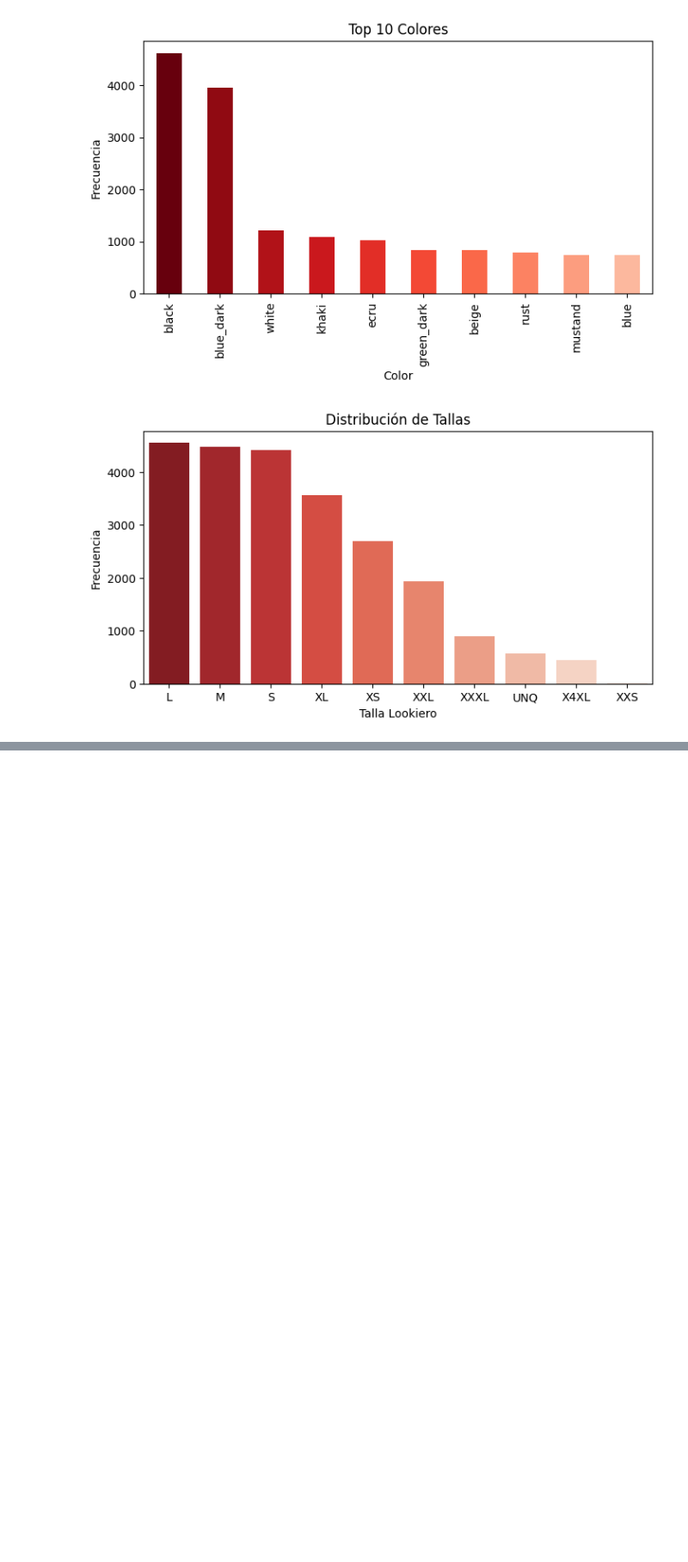
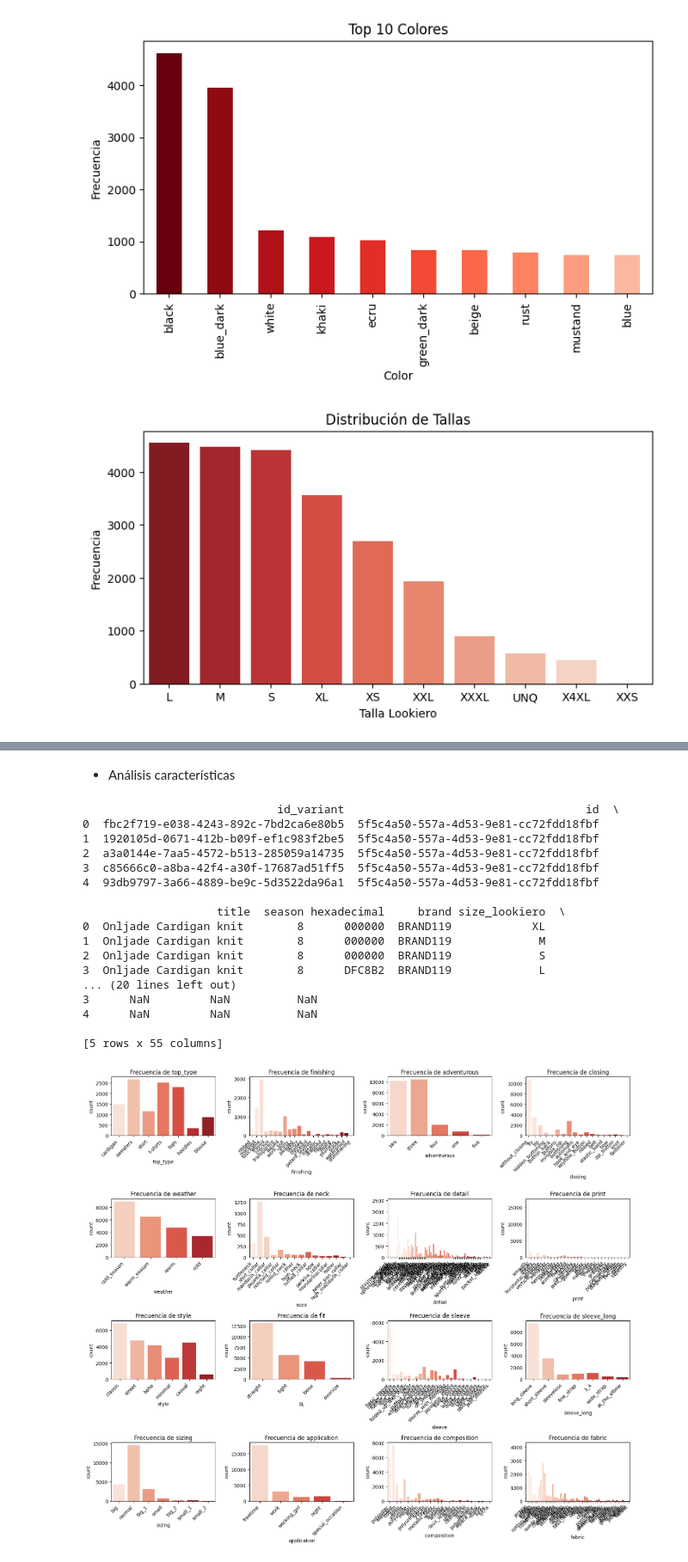
Before and after one commit to xaabizulu/24_25_3_R10_Verde_Oscuro, a Jupyter notebook: 01-Preprocesamiento.ipynb, the cells around one changed output, grey strips where cells are left out. Shown at 86% size. Drawn from its saved outputs; the diff is of its cells as text; code cells hidden in the pictures; blank space fills up the shorter version.

```diff
--- a/01-Preprocesamiento.ipynb
+++ b/01-Preprocesamiento.ipynb
@@ -298,0 +319,76 @@ plt.show()
+# %% [markdown]
+- Análisis características
+# %%
+df_features = pd.json_normalize(df_resultado['caracteristicas'])
+
+df_resultado = pd.concat([df_resultado, df_features], axis=1)
+
+print(df_resultado.head())
+
+# Análisis de características categóricas
+
+categorical_features = ['top_type', 'finishing', 'adventurous', 'closing', 'weather', 'neck',
+                        'detail', 'print', 'style', 'fit', 'sleeve', 'sleeve_long', 'sizing',
+                        'application', 'composition', 'fabric']
+
+plt.figure(figsize=(16, 14))
+for i, feature in enumerate(categorical_features, 1):
+    plt.subplot(4, 4, i)  # Crear subgráficos (4 filas, 4 columnas)
+    sns.countplot(data=df_resultado, x=feature, palette='Reds')
+    plt.title(f'Frecuencia de {feature}', fontsize=12)
+    plt.xticks(rotation=45, ha='right')
+
+plt.tight_layout()
+plt.show()
+
+#  Análisis de características numéricas
+
+numeric_features = ['hip_contour', 'waist_contour', 'chest_contour', 'sleeve_long_cm', 'long_cm']
+
+df_resultado[numeric_features] = df_resultado[numeric_features].apply(pd.to_numeric, errors='coerce')
+
+print(df_resultado[numeric_features].describe())
+
+plt.figure(figsize=(14, 10))
+for i, feature in enumerate(numeric_features, 1):
+    plt.subplot(2, 3, i)  # Crear subgráficos (2 filas, 3 columnas)
+    sns.histplot(df_resultado[feature], kde=True, color='red', bins=10)
+    plt.title(f'Distribución de {feature}', fontsize=12)
+
+plt.tight_layout()
+plt.show()
+
+plt.figure(figsize=(14, 10))
+for i, feature in enumerate(numeric_features, 1):
+    plt.subplot(2, 3, i)  # Crear subgráficos (2 filas, 3 columnas)
+    sns.boxplot(data=df_resultado, x=feature, color='red')
+    plt.title(f'Boxplot de {feature}', fontsize=12)
+
+plt.tight_layout()
+plt.show()
+
+correlation_matrix = df_resultado[numeric_features].corr()
+
+plt.figure(figsize=(8, 6))
+sns.heatmap(correlation_matrix, annot=True, cmap='coolwarm', fmt='.2f', linewidths=0.5)
+plt.title('Matriz de correlación entre características numéricas', fontsize=14)
+plt.show()
+# %% [output]
+                             id_variant                                    id  \
+0  fbc2f719-e038-4243-892c-7bd2ca6e80b5  5f5c4a50-557a-4d53-9e81-cc72fdd18fbf
+1  1920105d-0671-412b-b09f-ef1c983f2be5  5f5c4a50-557a-4d53-9e81-cc72fdd18fbf
+2  a3a0144e-7aa5-4572-b513-285059a14735  5f5c4a50-557a-4d53-9e81-cc72fdd18fbf
+3  c85666c0-a8ba-42f4-a30f-17687ad51ff5  5f5c4a50-557a-4d53-9e81-cc72fdd18fbf
+4  93db9797-3a66-4889-be9c-5d3522da96a1  5f5c4a50-557a-4d53-9e81-cc72fdd18fbf
+
+                    title  season hexadecimal     brand size_lookiero  \
+0  Onljade Cardigan knit        8      000000  BRAND119            XL
+1  Onljade Cardigan knit        8      000000  BRAND119             M
+2  Onljade Cardigan knit        8      000000  BRAND119             S
+3  Onljade Cardigan knit        8      DFC8B2  BRAND119             L
+... (20 lines left out)
+3      NaN         NaN          NaN
+4      NaN         NaN          NaN
+
+[5 rows x 55 columns]
+[figure, added]
```
Also changed, not shown: parts of 2 cells of this notebook.
